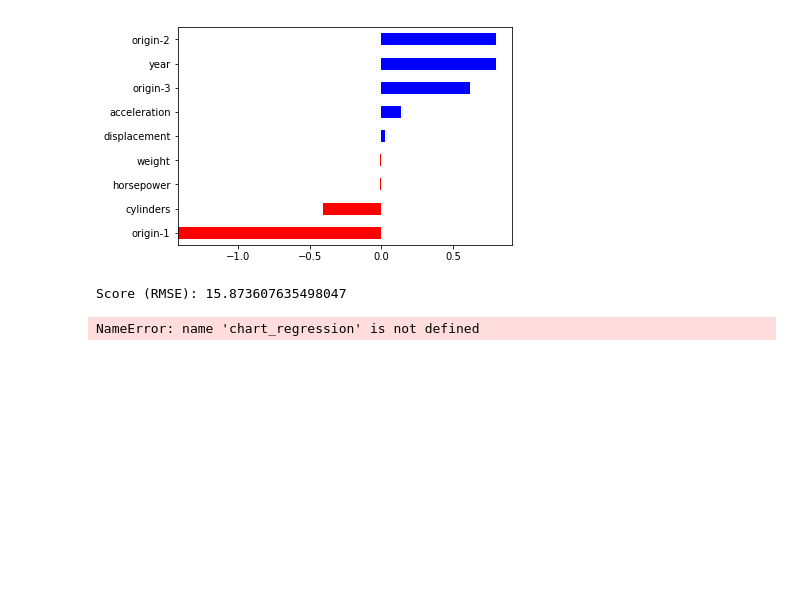
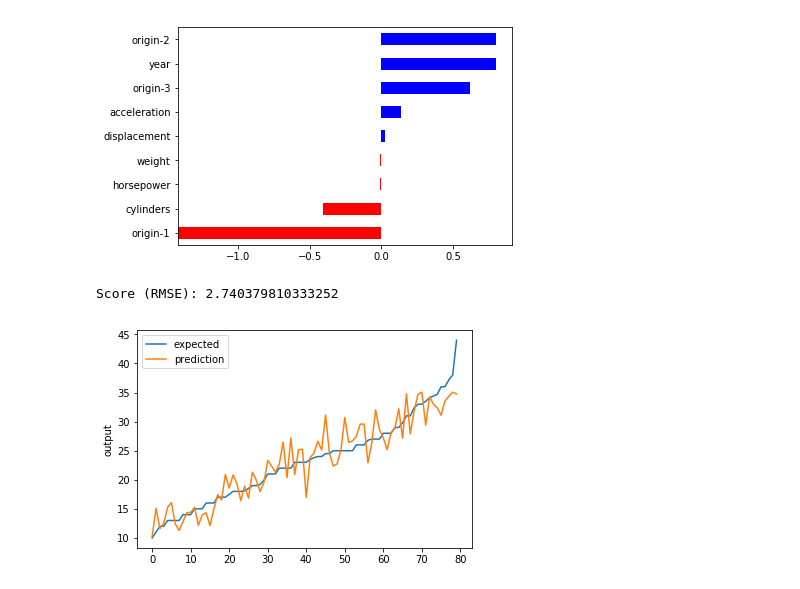
Before and after one commit to irfanalidv/Applications_of_Deep_Neural_Networks, a Jupyter notebook: Regularization.ipynb, the cells around one changed output. Saved outputs shown, nothing was run; the diff lists cells and outputs as text; code cells hidden in the pictures; blank space fills up the shorter version.

```diff
--- a/Regularization.ipynb
+++ b/Regularization.ipynb
@@ -194,6 +194,7 @@ import numpy as np
 from sklearn import metrics
 from scipy.stats import zscore
 import shutil
+import matplotlib.pyplot as plt
 
 path = "./data/"
 
@@ -254,32 +255,42 @@ opt=tf.train.AdagradDAOptimizer(
 feature_columns = [tf.contrib.layers.real_valued_column("", dimension=x.shape[0])]
 regressor = learn.DNNRegressor(
     model_dir= model_dir,
     #optimizer=opt,
     config=tf.contrib.learn.RunConfig(save_checkpoints_secs=1),
     feature_columns=feature_columns,
     hidden_units=[50,25,5])
 
 
 
 # Early stopping
 validation_monitor = tf.contrib.learn.monitors.ValidationMonitor(
     x_test,
     y_test,
     every_n_steps=100,
     early_stopping_metric="loss",
     early_stopping_metric_minimize=True,
     early_stopping_rounds=100)
 
 # Fit/train neural network
 regressor.fit(x_train, y_train,monitors=[validation_monitor],batch_size=32,steps=10000)
 
 # Predict and measure RMSE
 pred = list(regressor.predict(x_test, as_iterable=True))
 score = np.sqrt(metrics.mean_squared_error(pred,y_test))
 print("Score (RMSE): {}".format(score))
 
+# Regression chart, we will see more of this chart in the next class.
+def chart_regression(pred,y):
+    t = pd.DataFrame({'pred' : pred, 'y' : y_test.flatten()})
+    t.sort_values(by=['y'],inplace=True)
+    a = plt.plot(t['y'].tolist(),label='expected')
+    b = plt.plot(t['pred'].tolist(),label='prediction')
+    plt.ylabel('output')
+    plt.legend()
+    plt.show()
+
 # Plot the chart
 chart_regression(pred,y_test)
 # %% [output]
-Score (RMSE): 15.873607635498047
+Score (RMSE): 2.740379810333252
-NameError: name 'chart_regression' is not defined
+[figure, added]
```
Also changed, not shown: parts of 1 cell of this notebook, 24 other files.
